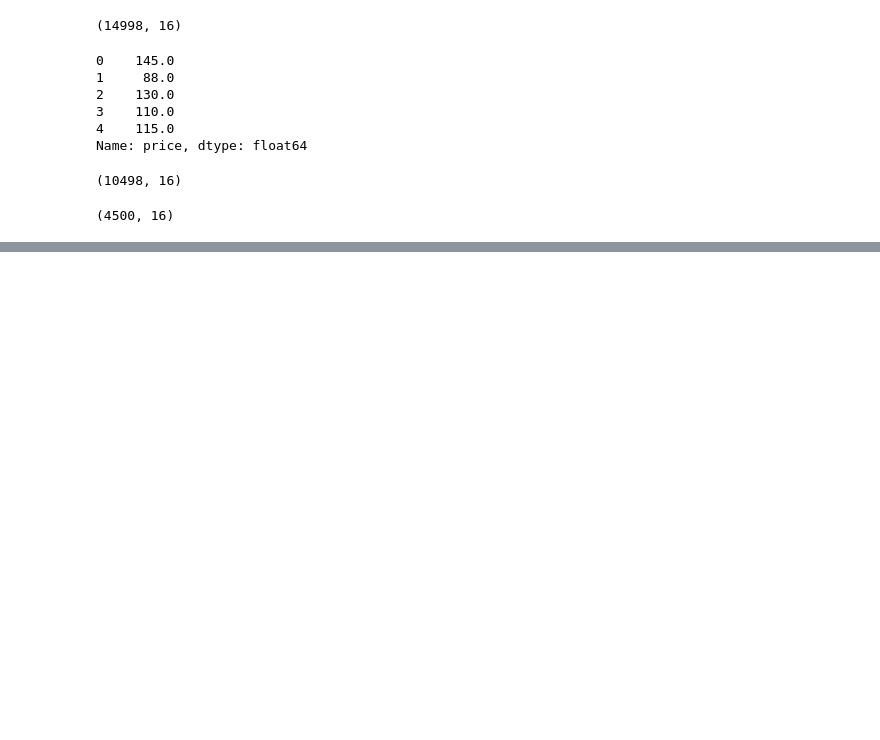
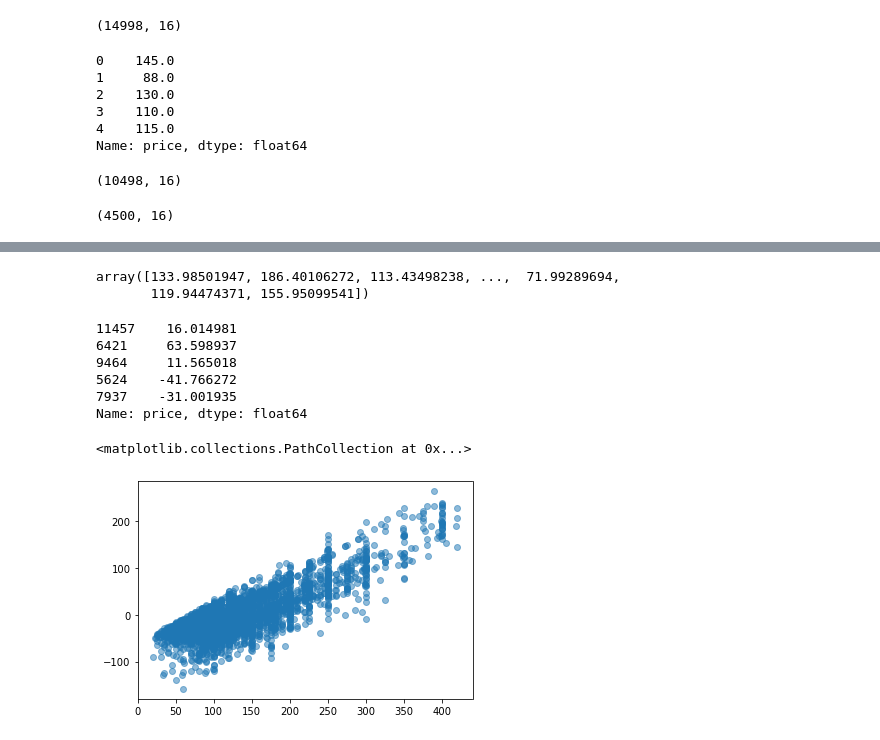
Before and after one commit to PRANAY198/Random-Forest-and-Gradient-Boosted-Machines-on-amsterdam.json, a Jupyter notebook: Graded Case Study - Random Forest and Gradient Boosted Machines.ipynb, the cells around one changed output, grey strips where cells are left out. Cells and saved outputs as stored; diff of their text form; code cells hidden in the pictures; blank space fills up the shorter version.

```diff
--- a/Graded Case Study - Random Forest and Gradient Boosted Machines.ipynb
+++ b/Graded Case Study - Random Forest and Gradient Boosted Machines.ipynb
@@ -290,0 +329,6 @@ reg.oob_score_
+# %%
+pred=reg.predict(x_test)
+pred
+# %% [output]
+array([133.98501947, 186.40106272, 113.43498238, ...,  71.99289694,
+       119.94474371, 155.95099541])
@@ -290,0 +337,16 @@ reg.oob_score_
+# %%
+Errors=y_test-pred
+# %%
+Errors.head()
+# %% [output]
+11457    16.014981
+6421     63.598937
+9464     11.565018
+5624    -41.766272
+7937    -31.001935
+Name: price, dtype: float64
+# %%
+plt.scatter(y_test,Errors,alpha=0.5)
+# %% [output]
+<matplotlib.collections.PathCollection at 0x...>
+[figure, added]
```
Also changed, not shown: parts of 14 cells of this notebook.
